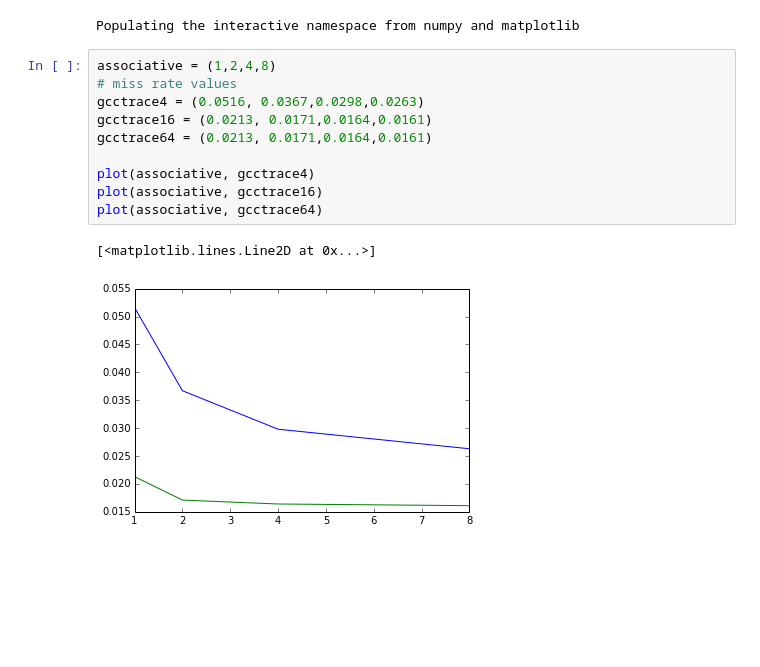
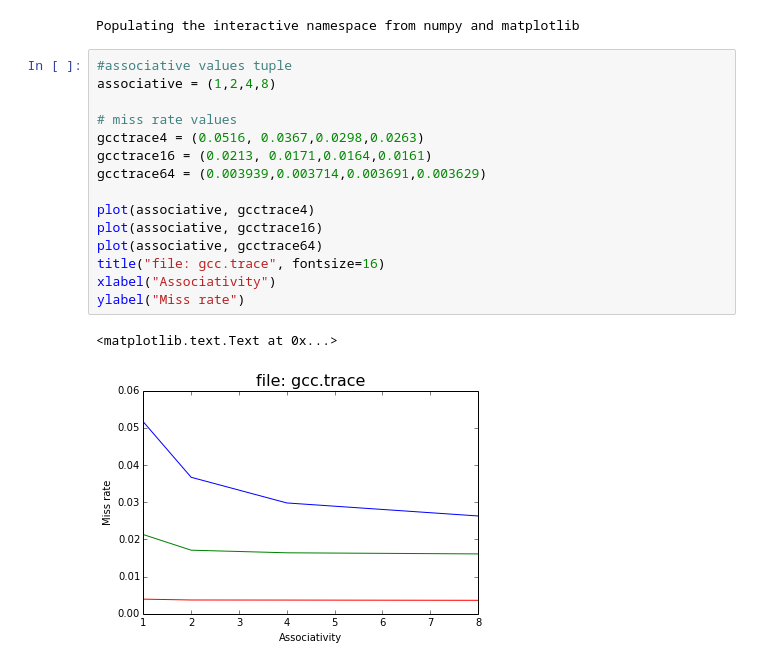
Before and after one commit to alvaro893/MyIpythonNotebooks, a Jupyter notebook: Processors/15 cache simulations.ipynb, the cells around one changed output. Saved outputs shown, nothing was run; the diff lists cells and outputs as text; blank space fills up the shorter version.

```diff
--- a/Processors/15 cache simulations.ipynb
+++ b/Processors/15 cache simulations.ipynb
@@ -6,15 +10,20 @@ from __future__ import division
 # %% [output]
 Populating the interactive namespace from numpy and matplotlib
 # %%
+#associative values tuple
 associative = (1,2,4,8)
+
 # miss rate values
 gcctrace4 = (0.0516, 0.0367,0.0298,0.0263)
 gcctrace16 = (0.0213, 0.0171,0.0164,0.0161)
-gcctrace64 = (0.0213, 0.0171,0.0164,0.0161)
+gcctrace64 = (0.003939,0.003714,0.003691,0.003629)
 
 plot(associative, gcctrace4)
 plot(associative, gcctrace16)
 plot(associative, gcctrace64)
+title("file: gcc.trace", fontsize=16)
+xlabel("Associativity")
+ylabel("Miss rate")
 # %% [output]
-[<matplotlib.lines.Line2D at 0x...>]
+<matplotlib.text.Text at 0x...>
-[figure, old version]
+[figure, new version]
```
Also changed, not shown: parts of 6 cells of this notebook.
